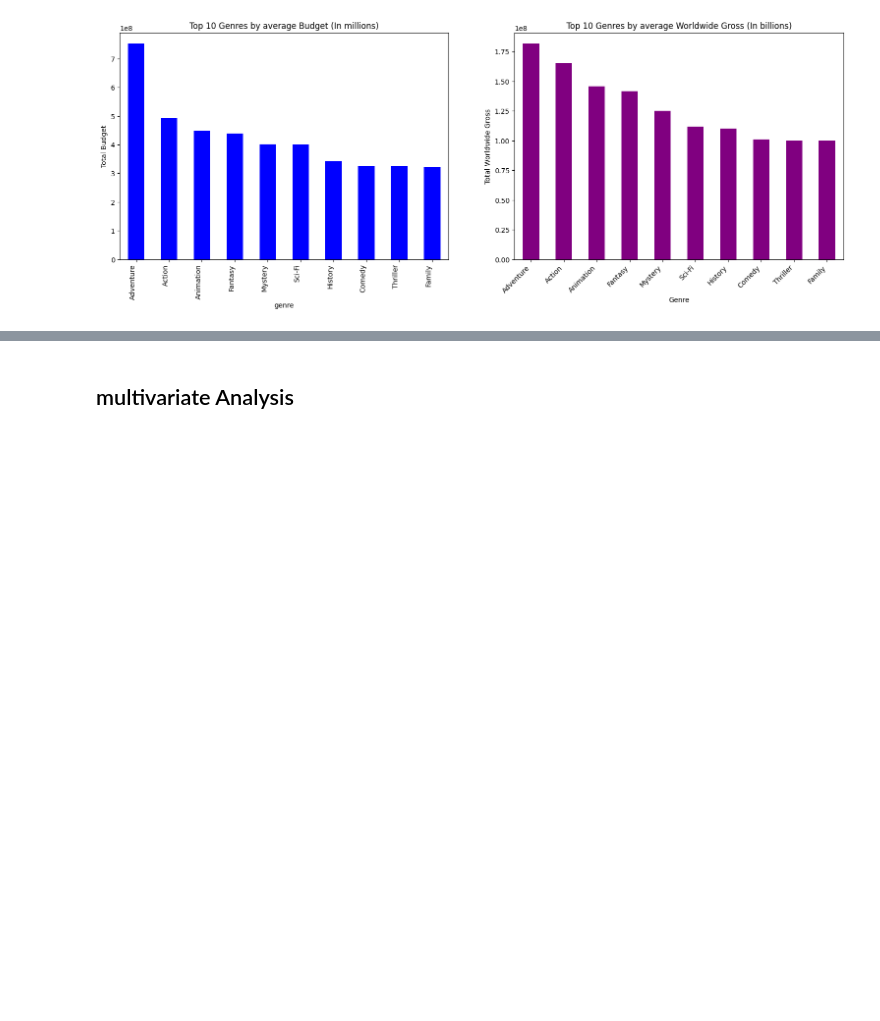
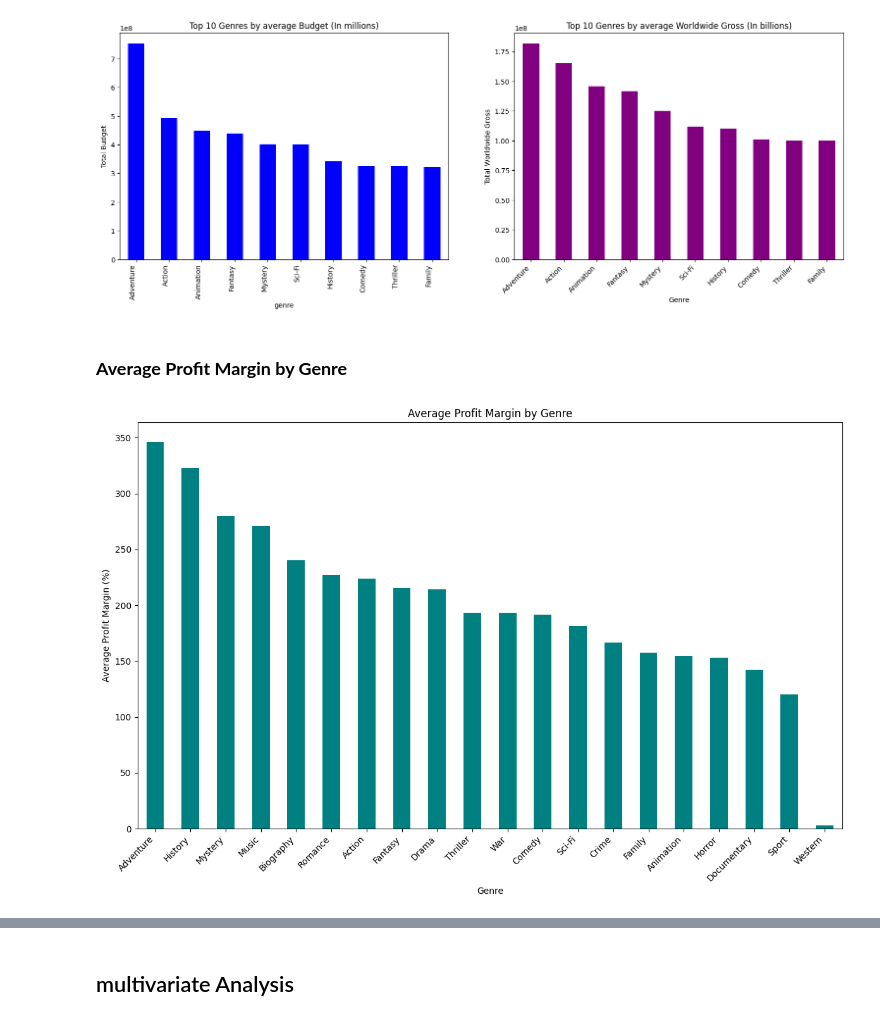
Before and after one commit to Churabros/Moringa_phase2_project, a Jupyter notebook: Phase_2_Project.ipynb, the cells around one changed output, grey strips where cells are left out. Drawn from its saved outputs; the diff is of its cells as text; code cells hidden in the pictures; blank space fills up the shorter version.

```diff
--- a/Phase_2_Project.ipynb
+++ b/Phase_2_Project.ipynb
@@ -593,3 +602,22 @@ ax2.set_xticklabels(genre_worldwide_gross.head(10).index, rotation=45, ha='right
 # %% [output]
 ''
 [figure]
+# %% [markdown]
+### **Average Profit Margin by Genre**
+# %%
+merged_df['profit_margin'] = ((merged_df['worldwide_gross'] - merged_df['budget']) / merged_df['budget']) * 100
+
+genre_split = merged_df['genres'].str.split(',', expand=True).stack().reset_index(drop=True)
+genre_df = merged_df.drop(columns='genres').join(genre_split.rename('genre'))
+genre_profit_margin = genre_df.groupby('genre')['profit_margin'].mean().sort_values(ascending=False)
+# Create a bar plot for profit margin by genre
+plt.figure(figsize=(12, 8))
+genre_profit_margin.plot(kind='bar', color='teal')
+plt.title('Average Profit Margin by Genre')
+plt.xlabel('Genre')
+plt.ylabel('Average Profit Margin (%)')
+plt.xticks(rotation=45, ha='right')
+plt.tight_layout()
+plt.show()
+# %% [output]
+[figure, added]
```
Also changed, not shown: parts of 24 cells of this notebook.
